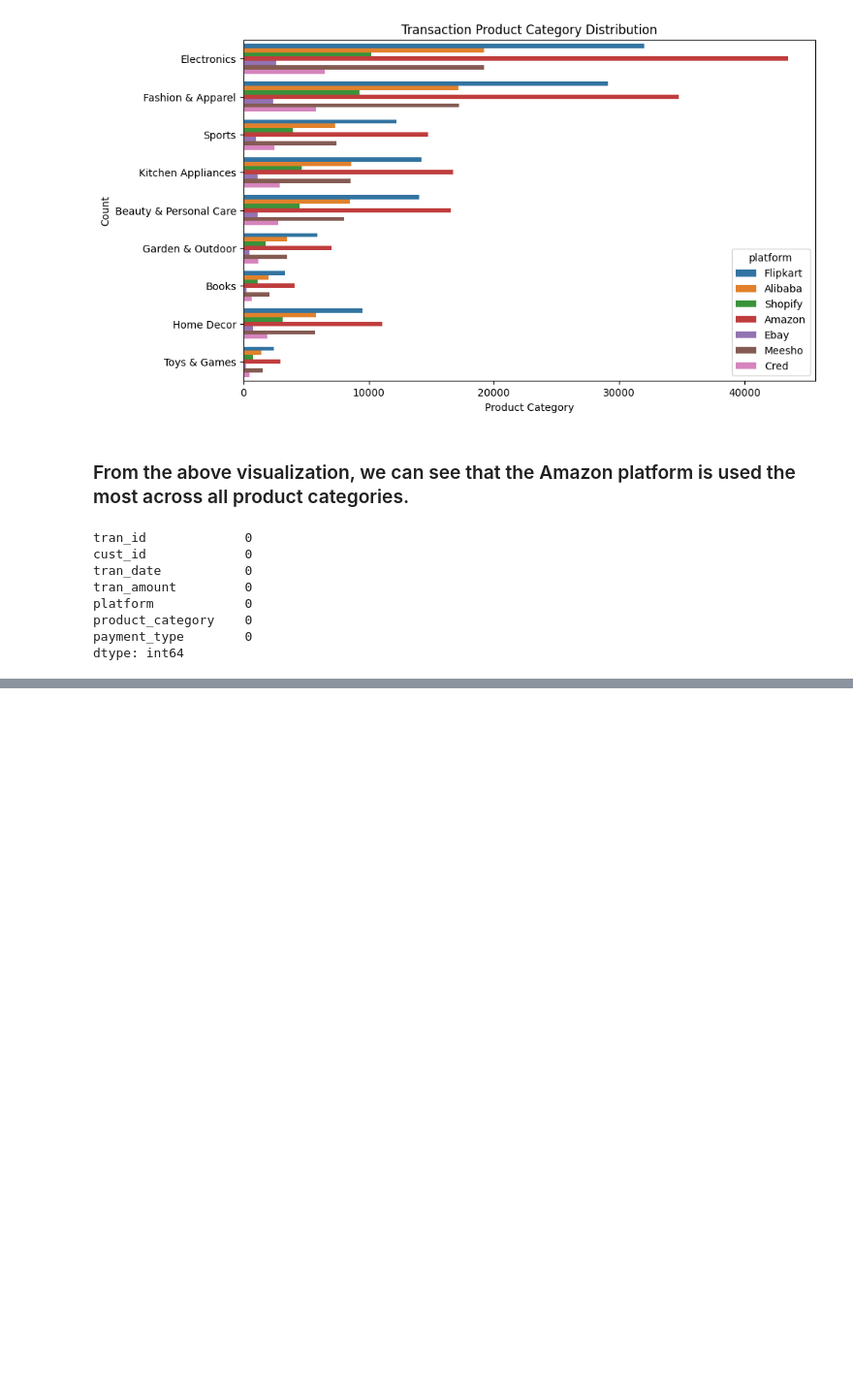
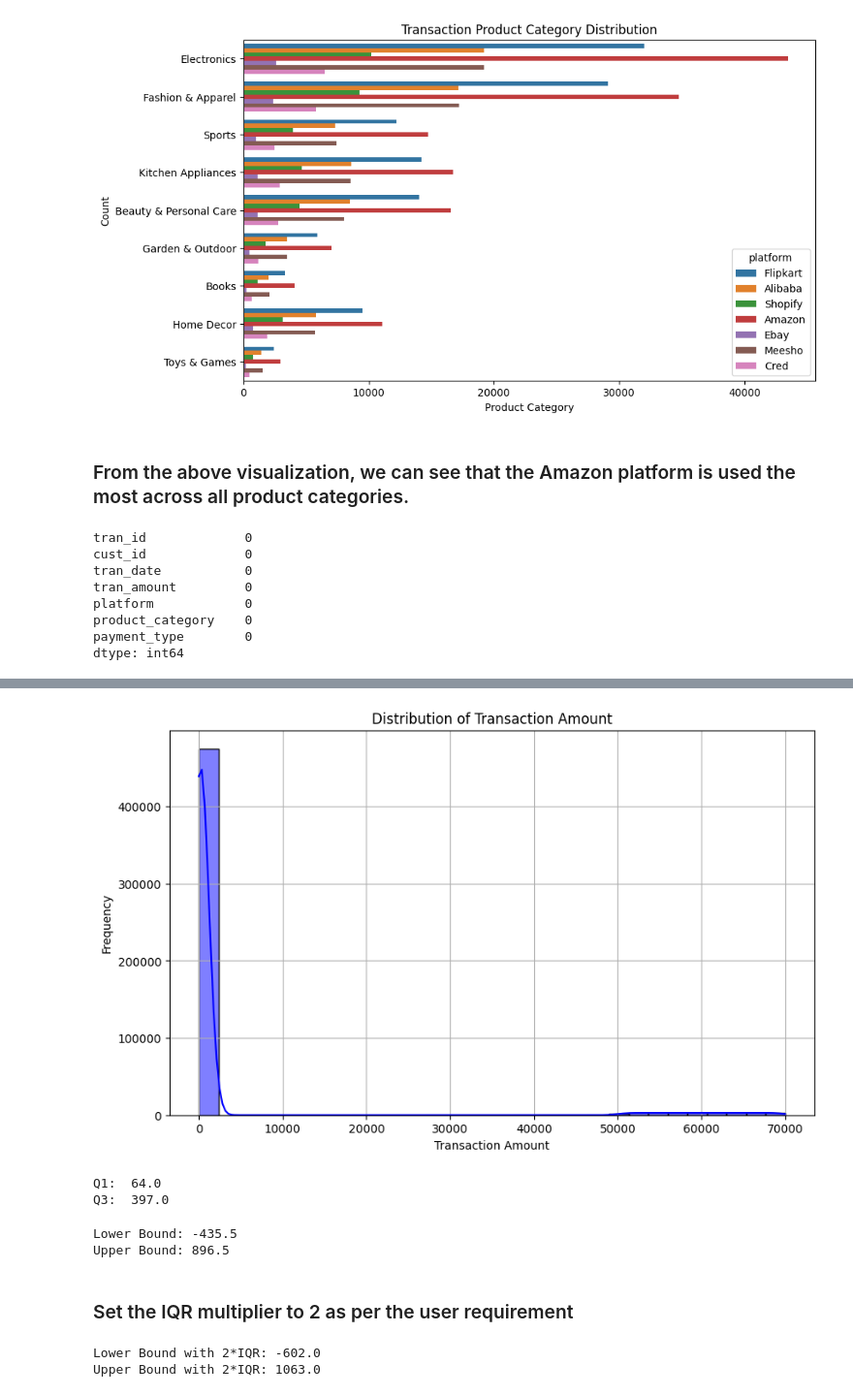
Before and after one commit to ashishjadhav123/AtliQo-Bank-Credit-Card-Launch, a Jupyter notebook: AtliQo Bank Phase1.ipynb, the cells around one changed output, grey strips where cells are left out. Shown: that part at 97% size. Drawn from its saved outputs; the diff is of its cells as text; code cells hidden in the pictures; blank space fills up the shorter version.

Commit message:
Data Cleaning: Handling Outliers in Transaction Amount Using IQR 30-09-2025

```diff
--- a/AtliQo Bank Phase1.ipynb
+++ b/AtliQo Bank Phase1.ipynb
@@ -599,0 +671,6 @@ dtype: int64
+# %%
+median_to_replace = df_transaction.loc[(df_transaction['platform'] == 'Amazon')
+                                       & (df_transaction['product_category'] == 'Electronics')
+                                       & (df_transaction['payment_type'] == 'Credit Card')
+                                       & (df_transaction['tran_amount'] > 0), 'tran_amount'].median()
+median_to_replace
@@ -599,0 +679,2 @@ dtype: int64
+# %%
+df_transaction.loc[df_transaction['tran_amount'] == 0, 'tran_amount'] = median_to_replace
@@ -599,0 +697,35 @@ dtype: int64
+# %%
+plt.figure(figsize=(10,6))
+sns.histplot(data=df_transaction['tran_amount'], bins=30, kde=True, color='blue', label='Transaction Amount')
+plt.title('Distribution of Transaction Amount')
+plt.xlabel('Transaction Amount')
+plt.ylabel('Frequency')
+plt.grid(True)
+plt.show()
+# %% [output]
+[figure, added]
+# %%
+print("Q1: ", q1)
+print("Q3: ", q3)
+# %% [output]
+Q1:  64.0
+Q3:  397.0
+# %%
+lower_bound = q1 - 1.5 * iqr
+upper_bound = q3 + 1.5 * iqr
+
+print("Lower Bound:", lower_bound)
+print("Upper Bound:", upper_bound)
+# %% [output]
+Lower Bound: -435.5
+Upper Bound: 896.5
+# %% [markdown]
+<h3>Set the IQR multiplier to 2 as per the user requirement</h3>
+# %%
+lower_bound = q1 - 2 * iqr
+print("Lower Bound with 2*IQR:", lower_bound)
+upper_bound = q3 + 2 * iqr
+print("Upper Bound with 2*IQR:", upper_bound)
+# %% [output]
+Lower Bound with 2*IQR: -602.0
+Upper Bound with 2*IQR: 1063.0
```
Also changed, not shown: parts of 22 cells of this notebook.
